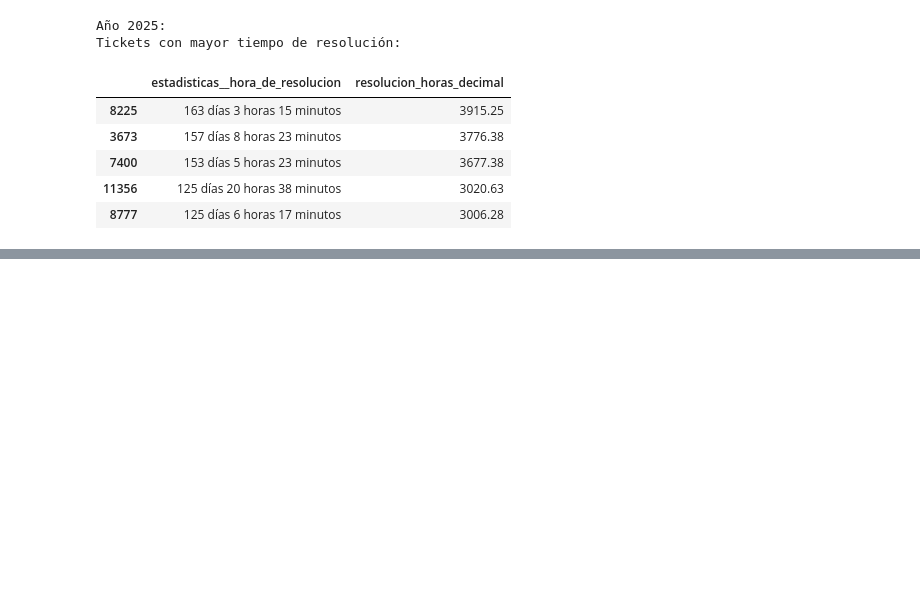
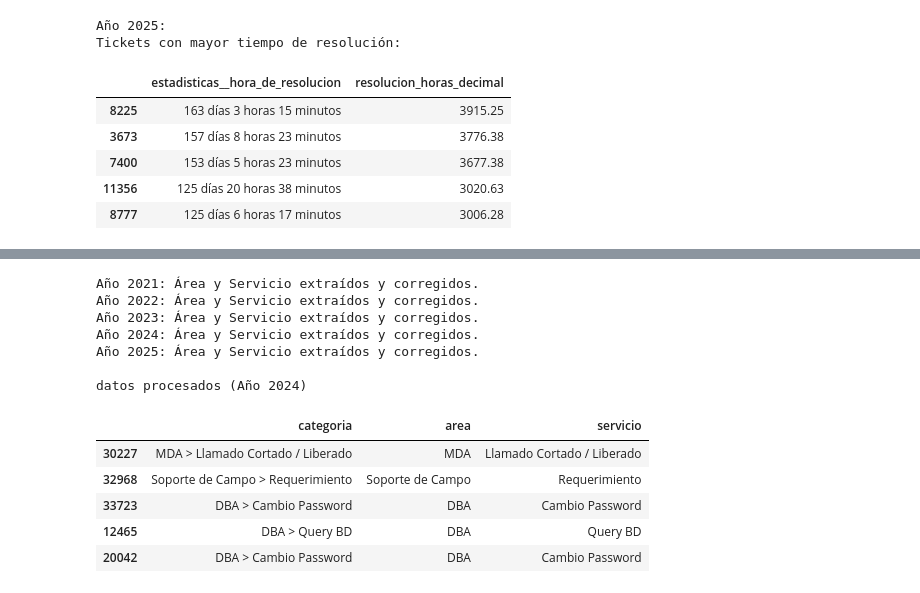
Before and after one commit to NicoFuentese/historical-analysis-management-tickets, a Jupyter notebook: notebooks/2.0-limpieza-de-tickets.ipynb, the cells around one changed output, grey strips where cells are left out. Drawn from its saved outputs; the diff is of its cells as text; code cells hidden in the pictures; blank space fills up the shorter version.

```diff
--- a/notebooks/2.0-limpieza-de-tickets.ipynb
+++ b/notebooks/2.0-limpieza-de-tickets.ipynb
@@ -440,0 +331,66 @@ for year, df in dict_df.items():
+# %%
+#Extracción de Área y Servicio con Corrección de Texto
+def reparar_texto(texto):
+    """Corrije errores de codificación comunes (mojibake) en el texto."""
+    if not isinstance(texto, str):
+        return texto
+
+    reemplazos = {
+        'Ã³': 'ó', 'Ã¡': 'á', 'Ã©': 'é', 'Ã\xad': 'í', 'Ã': 'í',
+        'Ã±': 'ñ', 'Ãº': 'ú', 'Ã\x81': 'Á', 'Ã\x89': 'É',
+        'Ã\x8d': 'Í', 'Ã\x93': 'Ó', 'Ã\x9a': 'Ú', 'Ã\x91': 'Ñ',
+        'â\x80\x93': '-', 'â\x80\x9c': '"', 'â\x80\x9d': '"'
+    }
+
+    for mal, bien in reemplazos.items():
+        if mal in texto:
+            texto = texto.replace(mal, bien)
+
+    return texto.strip()
+
+def procesar_jerarquia(df):
+    if 'categoria' not in df.columns:
+        return df
+
+    series_cat = df['categoria'].fillna('Sin Categoria').astype(str)
+
+    df['area'] = series_cat.apply(
+        lambda x: x.split('>')[0].strip() if '>' in x else x.strip()
+    )
+
+    def obtener_servicio(texto):
+        if '>' in texto:
+            return texto.split('>')[1].strip()
+        else:
+            return "General"
+
+    df['servicio'] = series_cat.apply(obtener_servicio)
+
+    df['area'] = df['area'].apply(reparar_texto)
+    df['servicio'] = df['servicio'].apply(reparar_texto)
+
+    return df
+
+#procesamiento
+for year, df in dict_df.items():
+    dict_df[year] = procesar_jerarquia(df)
+    print(f"Año {year}: Área y Servicio extraídos y corregidos.")
+
+print("\ndatos procesados (Año 2024)")
+cols_ver = ['categoria', 'area', 'servicio']
+if len(dict_df[2024]) > 0:
+    display(dict_df[2024][cols_ver].sample(5, random_state=42))
+# %% [output]
+Año 2021: Área y Servicio extraídos y corregidos.
+Año 2022: Área y Servicio extraídos y corregidos.
+Año 2023: Área y Servicio extraídos y corregidos.
+Año 2024: Área y Servicio extraídos y corregidos.
+Año 2025: Área y Servicio extraídos y corregidos.
+
+datos procesados (Año 2024)
+|  | categoria | area | servicio |
+| 30227 | MDA > Llamado Cortado / Liberado | MDA | Llamado Cortado / Liberado |
+| 32968 | Soporte de Campo > Requerimiento | Soporte de Campo | Requerimiento |
+| 33723 | DBA > Cambio Password | DBA | Cambio Password |
+| 12465 | DBA > Query BD | DBA | Query BD |
+| 20042 | DBA > Cambio Password | DBA | Cambio Password |
```
Also changed, not shown: parts of 11 cells of this notebook, 7 other files.
